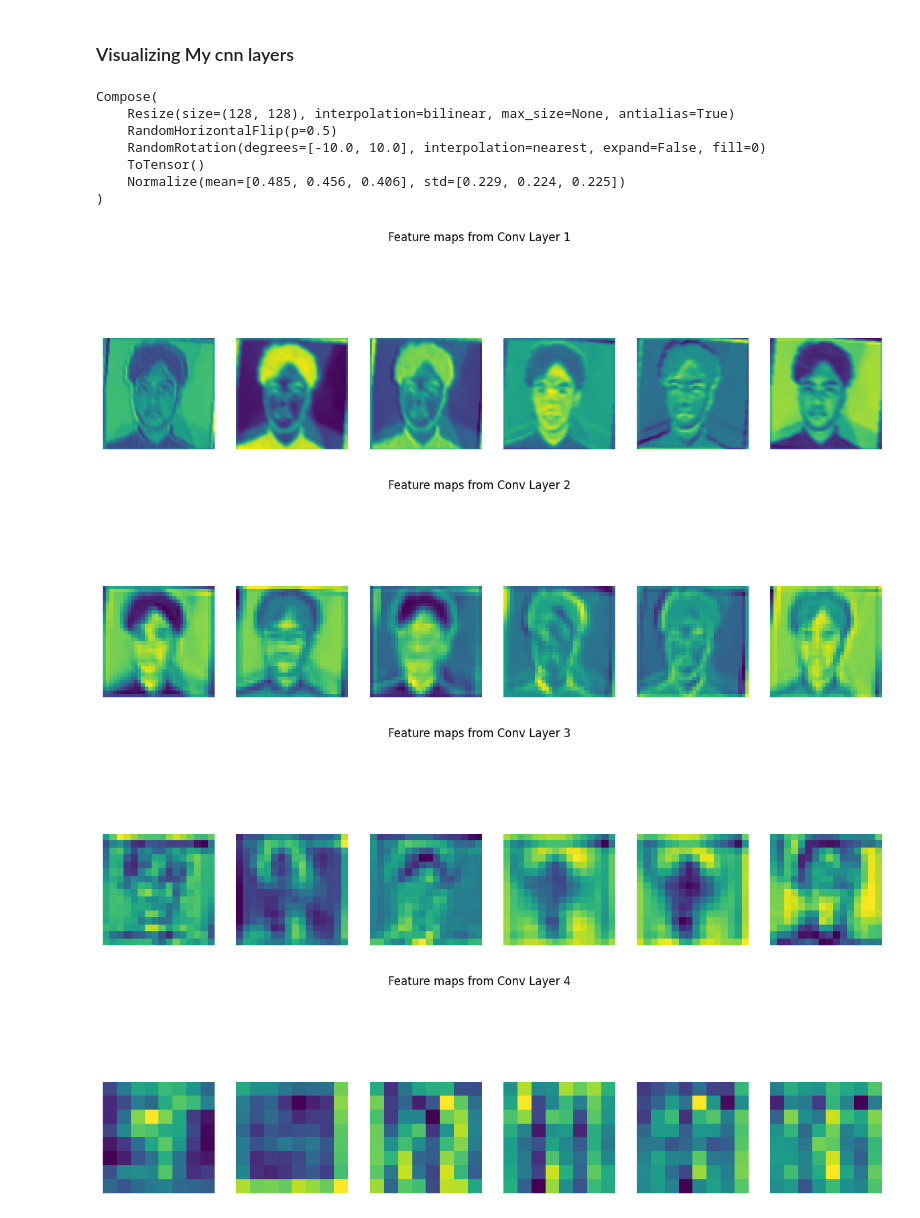
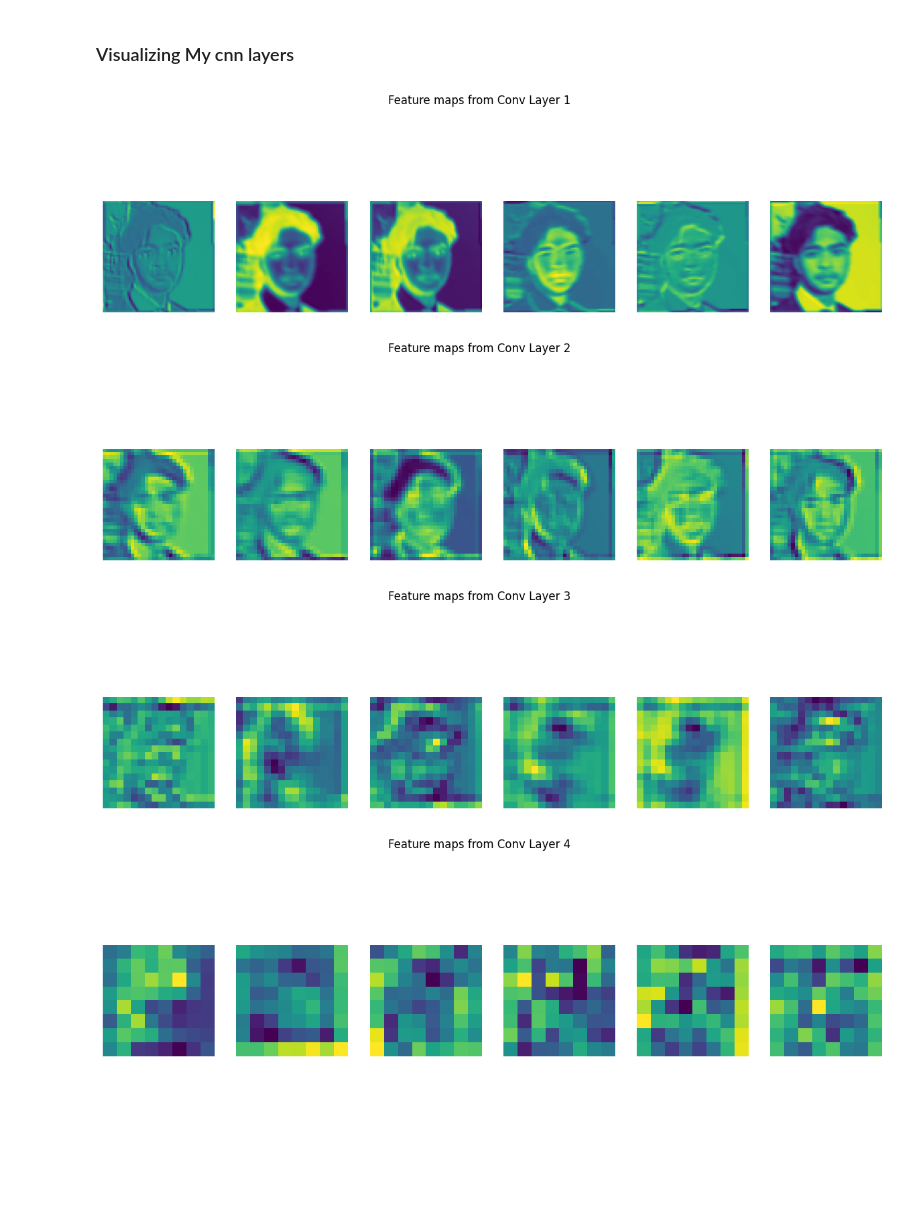
Before and after one commit to EzazAsif/Custom-Facial_recognition_Model, a Jupyter notebook: Frmodel3.ipynb, the cells around one changed output. Saved outputs shown, nothing was run; the diff lists cells and outputs as text; code cells hidden in the pictures; blank space fills up the shorter version.

```diff
--- a/Frmodel3.ipynb
+++ b/Frmodel3.ipynb
@@ -541,19 +541,10 @@ def plot_feature_maps(model, image, layers_to_plot=[1, 2, 3, 4],transform=transf
             axs[i].imshow(fmap[i].numpy(), cmap='viridis')
             axs[i].axis('off')
         plt.show()
-
-# Sample usage
-sample_image = torch.randn(3, 128, 128)  # Replace with a real sample image
-plot_feature_maps(model, Image.open('rafid2.jpg').convert('RGB'))
-# %% [output]
-Compose(
-    Resize(size=(128, 128), interpolation=bilinear, max_size=None, antialias=True)
-    RandomHorizontalFlip(p=0.5)
-    RandomRotation(degrees=[-10.0, 10.0], interpolation=nearest, expand=False, fill=0)
-    ToTensor()
-    Normalize(mean=[0.485, 0.456, 0.406], std=[0.229, 0.224, 0.225])
-)
-[figure, removed]
-[figure, removed]
-[figure, removed]
-[figure, removed]
+# %%
+plot_feature_maps(model, Image.open('rafid1.jpg').convert('RGB'))
+# %% [output]
+[figure, added]
+[figure, added]
+[figure, added]
+[figure, added]
```
Also changed, not shown: parts of 6 cells of this notebook, 4 other files.
